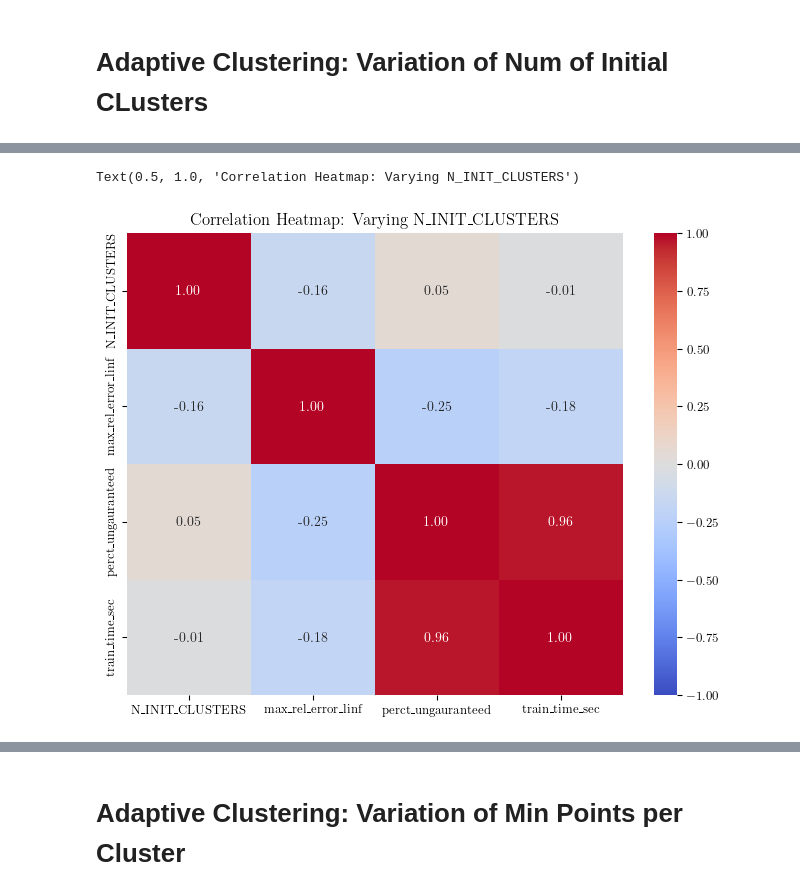
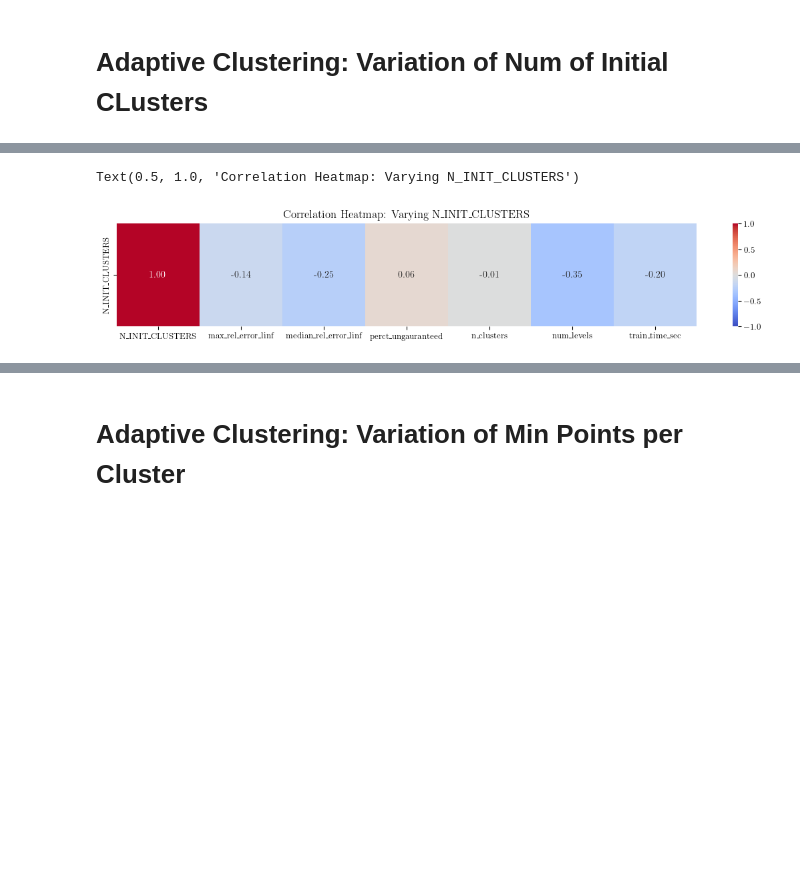
Before and after one commit to ut-padas/affini, a Jupyter notebook: ics26_eda.ipynb, the cells around one changed output, grey strips where cells are left out. Cells and saved outputs as stored; diff of their text form; code cells hidden in the pictures; blank space fills up the shorter version.

Commit message:
Update plots

```diff
--- a/ics26_eda.ipynb
+++ b/ics26_eda.ipynb
@@ -156,10 +193,24 @@ df_ac_ninit["ROSENBROCK_DIM_A_ERR"] = (
     + "A_"
     + df_ac_ninit["ERROR_SCALING_METHOD"].astype(str)
 )
+
+# drop rows where N_INIT_CLUSTERS is [125, 625]
+df_ac_ninit = df_ac_ninit[~df_ac_ninit["N_INIT_CLUSTERS"].isin([5, 125, 625])]
 # %%
-cols = ["N_INIT_CLUSTERS", "max_rel_error_linf", "perct_ungauranteed", "train_time_sec"]
+cols = [
+    "N_INIT_CLUSTERS",
+    "max_rel_error_linf",
+    "median_rel_error_linf",
+    "perct_ungauranteed",
+    "n_clusters",
+    "num_levels",
+    "train_time_sec",
+]
 corr_df = df_ac_ninit[cols].corr()
-plt.figure(figsize=(8, 6))
-sns.heatmap(corr_df, annot=True, cmap="coolwarm", fmt=".2f", vmin=-1, vmax=1)
+corr_df_first_row = corr_df.iloc[[0], :]  # Select only first row
+display(corr_df_first_row)
+
+plt.figure(figsize=(14, 2))
+sns.heatmap(corr_df_first_row, annot=True, cmap="coolwarm", fmt=".2f", vmin=-1, vmax=1)
 plt.title("Correlation Heatmap: Varying N_INIT_CLUSTERS")
 # %% [output]
@@ -166,5 +219,5 @@ plt.title("Correlation Heatmap: Varying N_INIT_CLUSTERS")
 Text(0.5, 1.0, 'Correlation Heatmap: Varying N_INIT_CLUSTERS')
-[figure, old version]
+[figure, new version]
 # %%
 plt.figure(figsize=(16, 6))
 plt.subplot(1, 2, 1)
```
Also changed, not shown: parts of 16 cells of this notebook.
